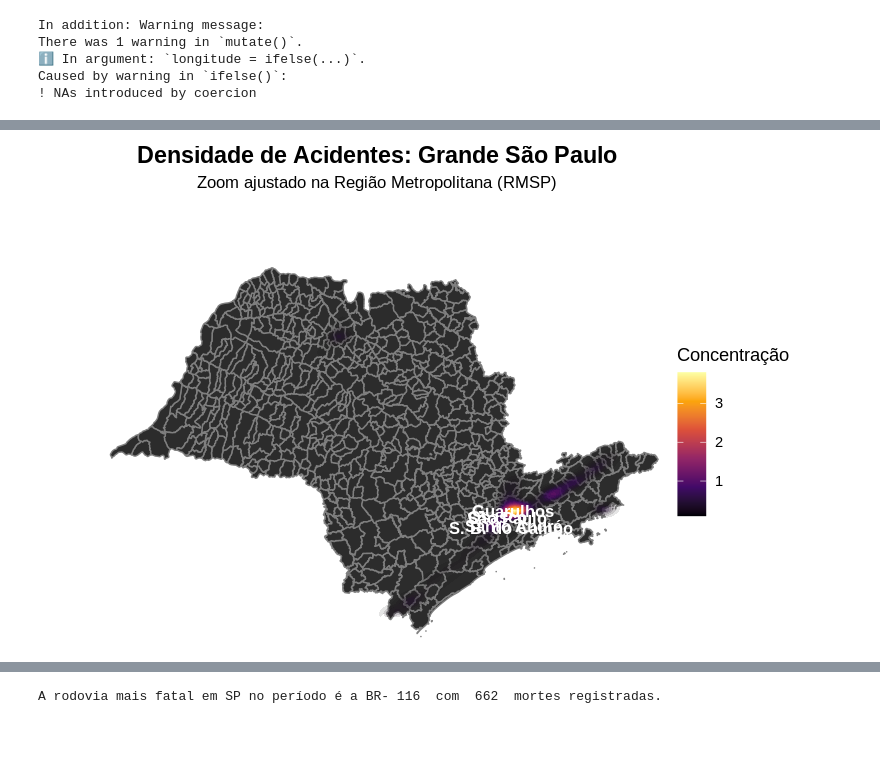
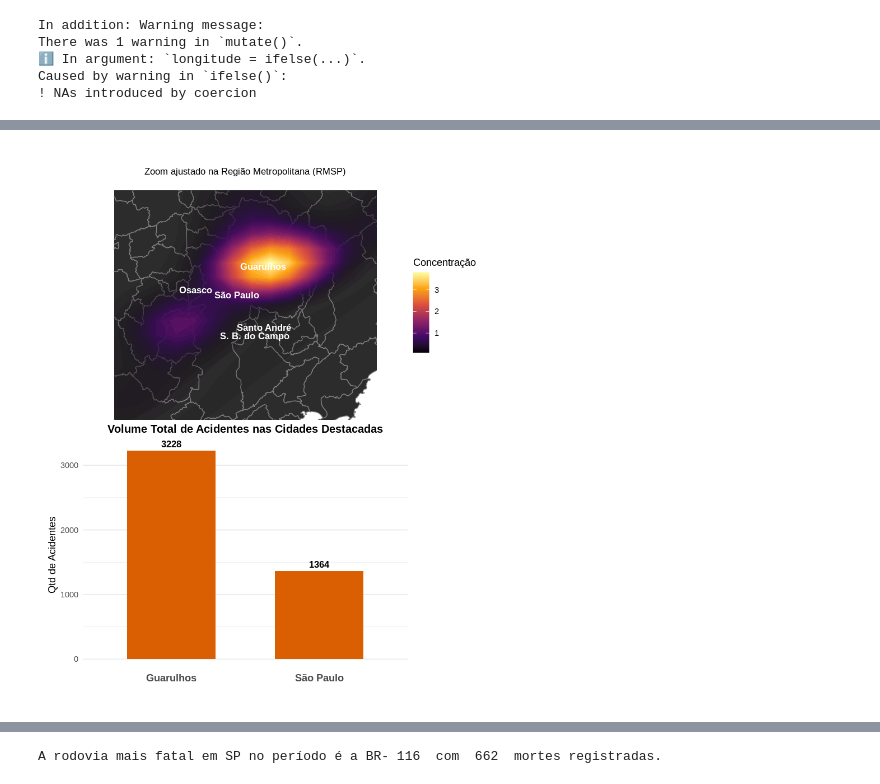
Before and after one commit to RCDS13/PI-JP-4SEM, a Jupyter notebook: analise_estatistica_transito.ipynb, the cells around one changed output, grey strips where cells are left out. Saved outputs shown, nothing was run; the diff lists cells and outputs as text; code cells hidden in the pictures; blank space fills up the shorter version.

```diff
--- a/analise_estatistica_transito.ipynb
+++ b/analise_estatistica_transito.ipynb
@@ -186,5 +243,5 @@ fase_dia <- ggplot(df_tratado, aes(x = fase_dia, y = pessoas)) +
 # %%
-%%R -w 800 -h 500 -r 120
+%%R -w 800 -h 1000 -r 120
 
 # Install missing packages if not already installed
 if (!requireNamespace("patchwork", quietly = TRUE)) {
@@ -220,34 +277,68 @@ cidades_rmsp <- data.frame(
   lon = c(-46.633, -46.533, -46.790, -46.565, -46.528),
   lat = c(-23.550, -23.450, -23.532, -23.693, -23.663)
 )
 
 # ==========================================
 # PARTE A: CRIANDO O MAPA (g_mapa)
 # ==========================================
 g_mapa <- ggplot() +
   geom_sf(data = mapa_sp, fill = "#2c2c2c", color = "gray50", linewidth = 0.4) +
 
   stat_density_2d(data = df_mapa,
                   aes(x = longitude, y = latitude,
                       fill = after_stat(level), alpha = after_stat(level)),
                   geom = "polygon", bins = 40) +
 
   scale_fill_viridis_c(option = "inferno", name = "Concentração") +
   scale_alpha(guide = "none") +
 
   geom_text(data = cidades_rmsp, aes(x = lon, y = lat, label = nome),
             color = "white", size = 3.5, fontface = "bold", nudge_y = -0.015) +
 
   # Zoom ajustado
-  coord_sf(xlim = c(-53.5, -44.0), ylim = c(-25.5, -19.0), expand = FALSE) +
+  coord_sf(xlim = c(-47.10, -46.10), ylim = c(-24.00, -23.20), expand = FALSE) +
 
   theme_void() +
-  labs(title = "Densidade de Acidentes: Grande São Paulo",
+  labs(title = "",
        subtitle = "Zoom ajustado na Região Metropolitana (RMSP)") +
 
   theme(legend.position = "right",
         plot.title = element_text(hjust = 0.5, face = "bold", size = 14, margin = margin(b = 5)),
         plot.subtitle = element_text(hjust = 0.5, size = 10, margin = margin(b = 15)))
-  print(g_mapa)
+
+# ==========================================
+# PARTE B: CRIANDO O GRÁFICO DE BARRAS (g_barras)
+# ==========================================
+# Nomes exatos sem acento para buscar na base da PRF
+municipios_alvo <- c("SAO PAULO", "GUARULHOS", "OSASCO", "SAO BERNARDO DO CAMPO", "SANTO ANDRE")
+
+df_barras <- df %>%
+  # Remove acentos e joga para maiúsculo para não ter erro de digitação da PRF
+  mutate(muni_clean = stri_trans_general(str_to_upper(municipio), "Latin-ASCII")) %>%
+  filter(muni_clean %in% municipios_alvo) %>%
+  count(muni_clean) %>%
+  # Arruma os nomes para ficar bonito na legenda do gráfico
+  mutate(Nome = case_when(
+    muni_clean == "SAO PAULO" ~ "São Paulo",
+    muni_clean == "GUARULHOS" ~ "Guarulhos",
+    muni_clean == "OSASCO" ~ "Osasco",
+    muni_clean == "SAO BERNARDO DO CAMPO" ~ "S. B. do Campo",
+    muni_clean == "SANTO ANDRE" ~ "Santo André"
+  ))
+
+g_barras <- ggplot(df_barras, aes(x = reorder(Nome, -n), y = n)) +
+  geom_col(fill = "#d95f02", width = 0.6) +
+  geom_text(aes(label = n), vjust = -0.5, size = 3.5, fontface = "bold") +
+  theme_minimal() +
+  labs(title = "Volume Total de Acidentes nas Cidades Destacadas",
+       x = "", y = "Qtd de Acidentes") +
+  theme(plot.title = element_text(hjust = 0.5, face = "bold", size = 12),
+        axis.text.x = element_text(size = 11, face = "bold"),
+        panel.grid.major.x = element_blank())
+
+painel_final <- g_mapa / g_barras + plot_layout(heights = c(2, 2))
+
+# Exibe a imagem unificada
+print(painel_final)
 # %% [output]
-[figure, old version]
+[figure, new version]
```
Also changed, not shown: parts of 10 cells of this notebook.
